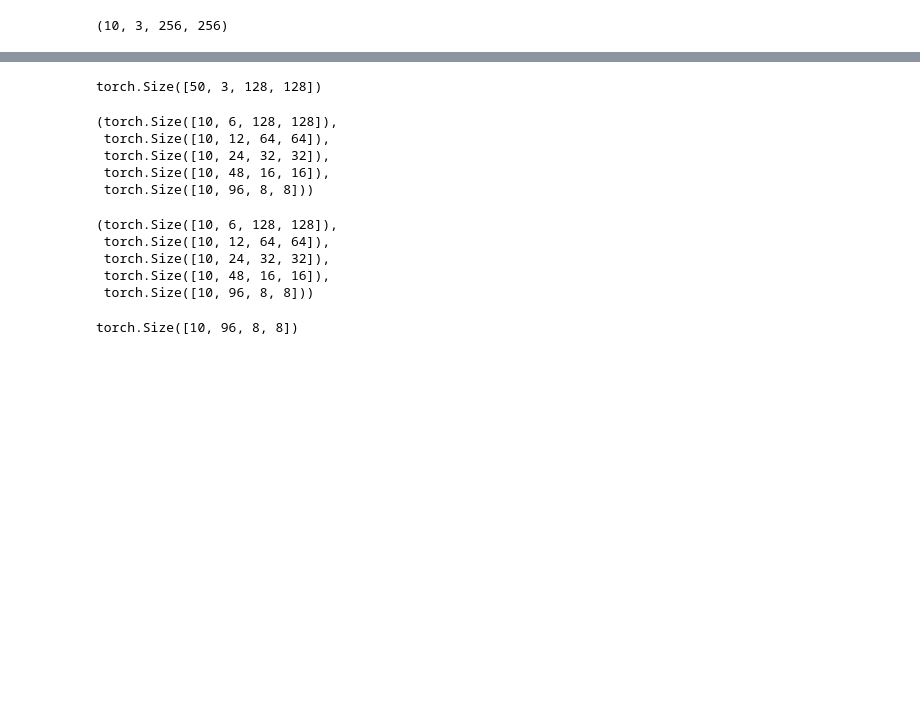
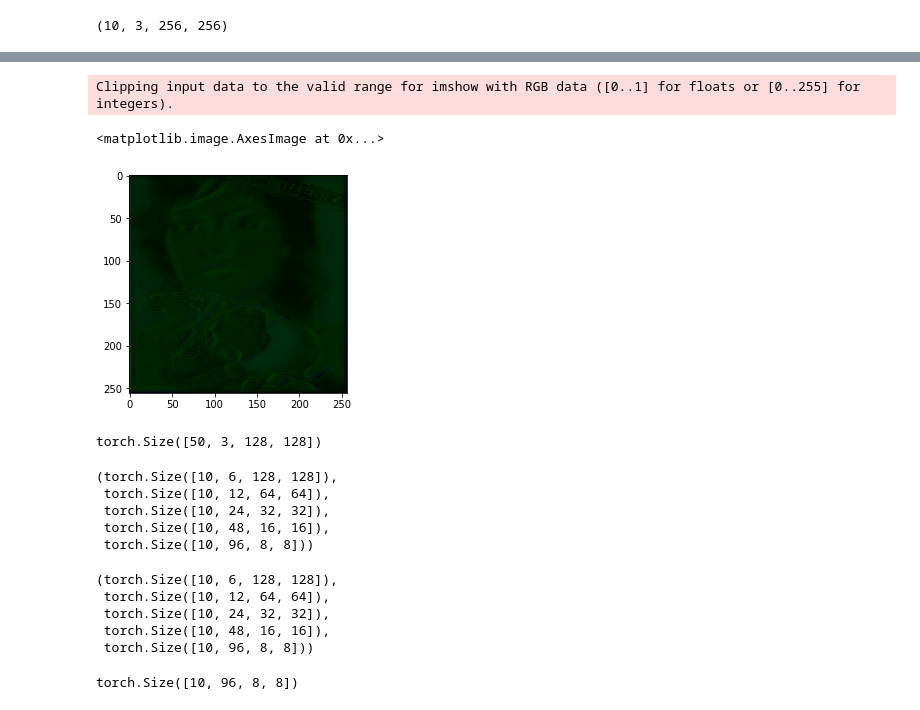
Before and after one commit to JungOhLee/GDL_pytorch, a Jupyter notebook: shcho_chapter5_20200405_v11.ipynb, the cells around one changed output, grey strips where cells are left out. Drawn from its saved outputs; the diff is of its cells as text; code cells hidden in the pictures; blank space fills up the shorter version.

```diff
--- a/shcho_chapter5_20200405_v11.ipynb
+++ b/shcho_chapter5_20200405_v11.ipynb
@@ -98,7 +98,7 @@ class Generator_unet(nn.Module):
 
     self.downsample_filters_list.reverse()
 
-    for i, j in zip(range(self.unet_depth-1), self.downsample_filters_list):
+    for i, j in zip(range(self.unet_depth), self.downsample_filters_list):
       if i==0:
         in_filters = j
         prev_j = j
@@ -118,6 +118,7 @@ class Generator_unet(nn.Module):
       conv = nn.Upsample(scale_factor=2)
       self.unet_dict_upsample['Layer {}'.format(i+1)] = conv
 
+
   def forward(self, x):
 
     d_output_dict = {}
@@ -136,18 +137,20 @@ class Generator_unet(nn.Module):
       x = u(x)
       d_to_concat = d_output_dict[self.unet_depth-i-2]
 
-      print(x.shape, d_to_concat.shape)
+      # print(x.shape, d_to_concat.shape)
 
       x = torch.cat([x, d_to_concat], dim=1)
 
-      print(x.shape)
+      # print(x.shape)
 
-      print('\n')
+      # print('\n')
 
-    u = self.unet_dict_up['Layer {}'.format(self.unet_depth)]
+    u = self.unet_dict_upsample['Layer {}'.format(self.unet_depth)]
 
     x = u(x)
 
-    return x, d_output_dict
+    output_x = self.unet_dict_up['Layer 5'](x)
+
+    return output_x, d_output_dict
 # %%
 temp = Generator_unet(3, 5).to(device)
@@ -155,0 +171,3 @@ _x_batch = trainA[:10]
+# %%
+_retreived = output.cpu().detach().numpy()
+retreived = _retreived.transpose(0,2,3,1)
@@ -215,3 +187,9 @@ torch.Size([10, 36, 8, 8])
+# %%
+plt.imshow(retreived[5])
+# %% [output]
+Clipping input data to the valid range for imshow with RGB data ([0..1] for floats or [0..255] for integers).
+<matplotlib.image.AxesImage at 0x...>
+[figure, added]
 # %%
 output.shape
 # %% [output]
```
Also changed, not shown: parts of 17 cells of this notebook.
